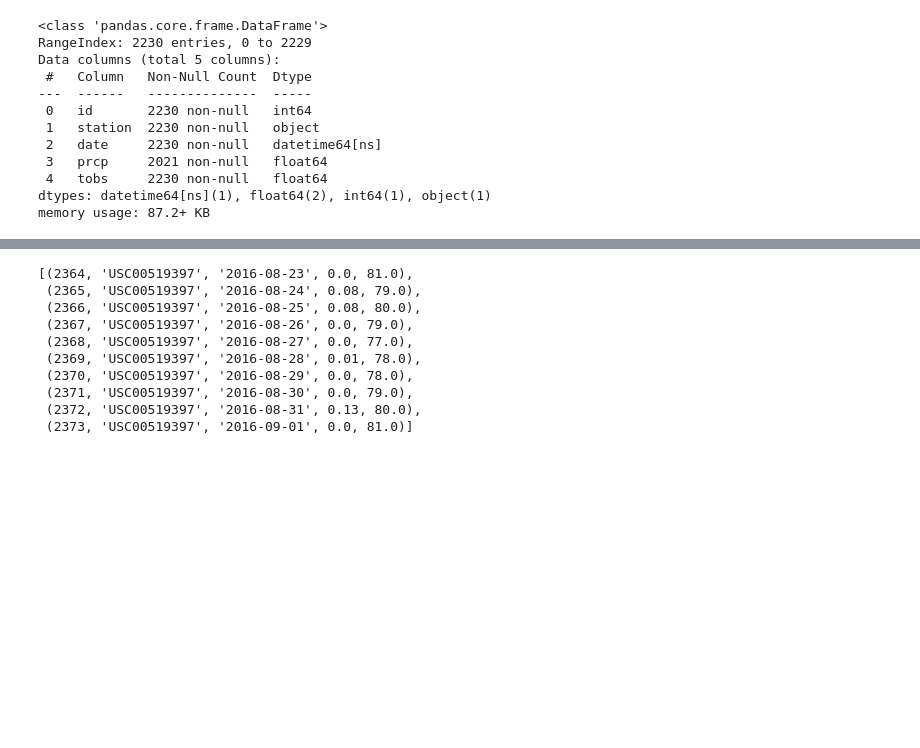
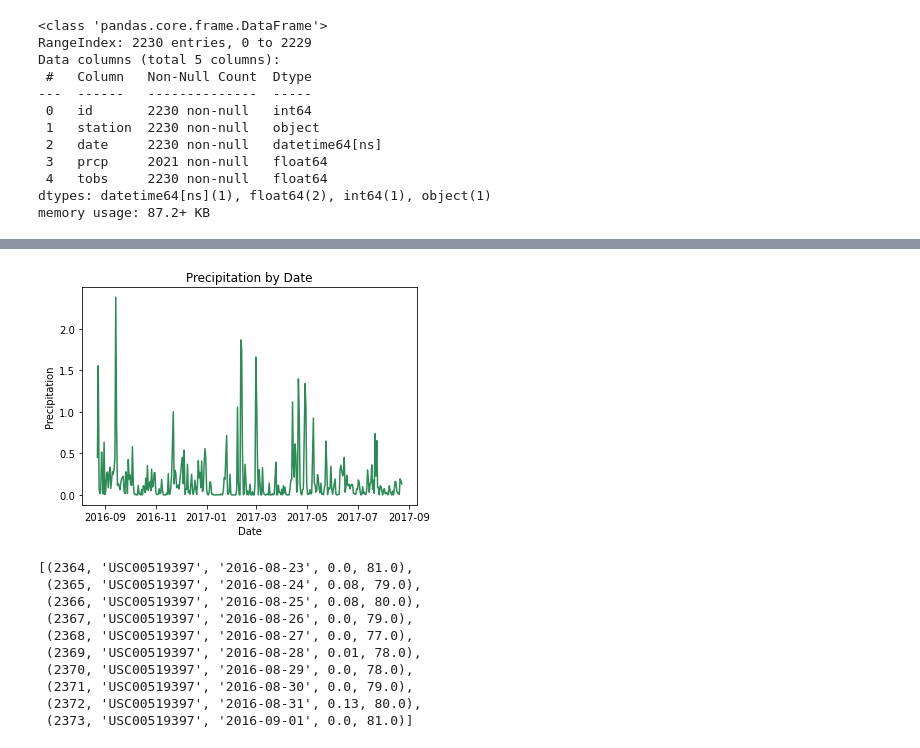
Before and after one commit to lopezmarco81/SMU_Data_1221_homework, a Jupyter notebook: 10 - Advanced_Data_Storage_and_Retrieval/SQL_Alchemy_HW10_ML.ipynb, the cells around one changed output, grey strips where cells are left out. Drawn from its saved outputs; the diff is of its cells as text; code cells hidden in the pictures; blank space fills up the shorter version.

```diff
--- a/10 - Advanced_Data_Storage_and_Retrieval/SQL_Alchemy_HW10_ML.ipynb
+++ b/10 - Advanced_Data_Storage_and_Retrieval/SQL_Alchemy_HW10_ML.ipynb
@@ -208 +216,10 @@ df.head()
+# %%
+plt.plot(df["date"], df["prcp"], color = 'seagreen')
+
+plt.xlabel('Date')
+plt.ylabel('Precipitation')
+plt.title('Precipitation by Date')
+plt.show()
+# %% [output]
+[figure, added]
 # %%
```
Also changed, not shown: parts of 13 cells of this notebook.
